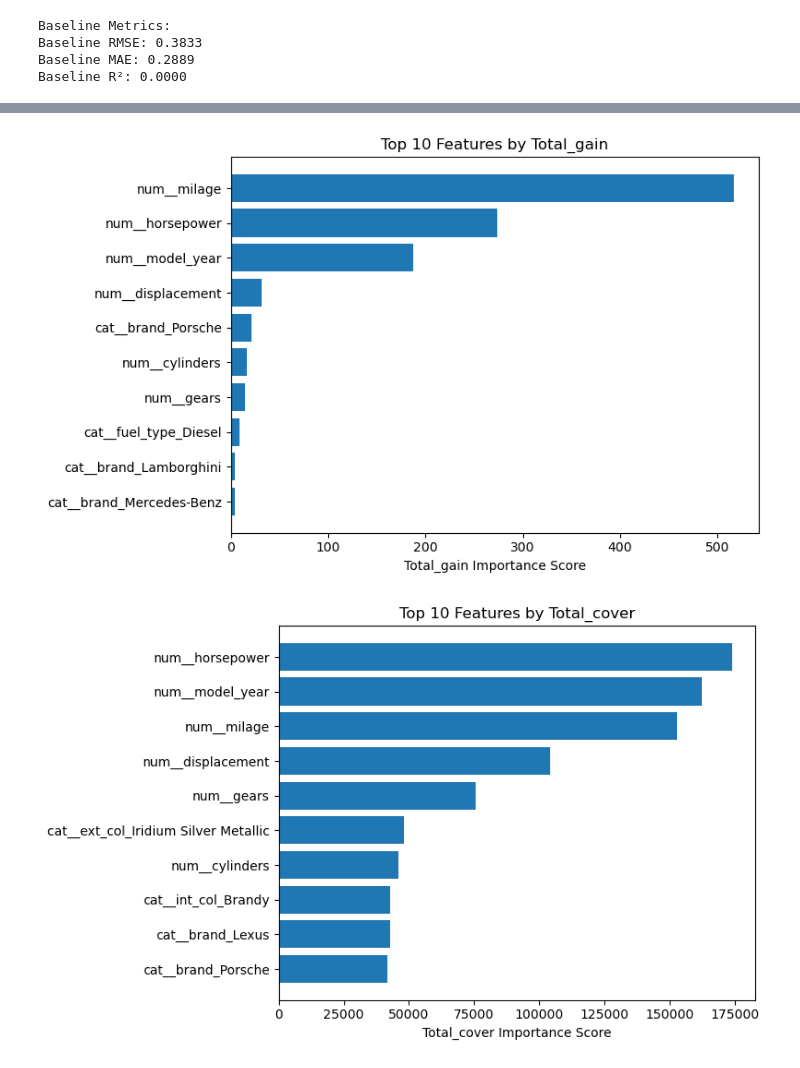
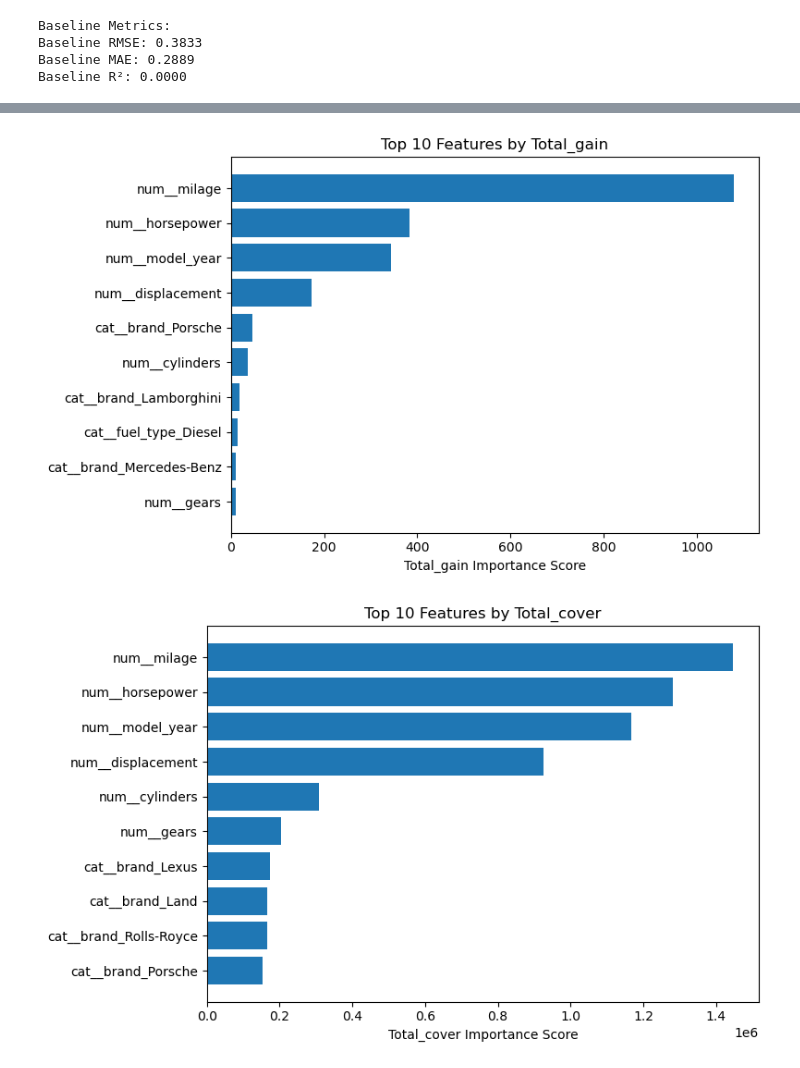
Before and after one commit to lshiyu4210/used_car_price_prediction, a Jupyter notebook: src/ML_pipeline.ipynb, the cells around one changed output, grey strips where cells are left out. Saved outputs shown, nothing was run; the diff lists cells and outputs as text; code cells hidden in the pictures.

```diff
--- a/src/ML_pipeline.ipynb
+++ b/src/ML_pipeline.ipynb
@@ -81,0 +15,4 @@ def MLpipeline(X_other, y_other, X_test, y_test, ML_algo, param_grid, scoring):
+# %%
+# Data types of features
+for column in X.columns:
+    print(f"Column: {column}, Data Type: {new_used_car[column].dtype}")
@@ -223,0 +778,15 @@ with open("../results/xgb_imputed_best_models_results.txt", "w") as f:
+# %%
+# Save the best overall models to a file
+output_file = "../results/best_overall_models.txt"
+with open(output_file, "w") as f:
+    f.write("Best Overall Models:\n\n")
+    for metric, info in best_overall_models.items():
+        f.write(f"Metric: {metric}\n")
+        f.write(f"  Best Score: {info['score']:.4f}\n")
+        f.write(f"  Random State: {info['random_state']}\n")
+        f.write(f"  Best Parameters:\n")
+        for param, value in info['model'].named_steps['xgb'].get_params().items():
+            f.write(f"    {param}: {value}\n")
+        f.write("\n")
+
+print(f"Best overall models saved to {output_file}")
@@ -224,12 +799,20 @@ with open("../results/xgb_imputed_best_models_results.txt", "w") as f:
 # %%
 from sklearn.inspection import permutation_importance
+from sklearn.model_selection import train_test_split
 
 # Retrieve the best model (same for all three metrics)
-best_model = best_models_overall['R2']['model']
+best_model = best_overall_models['neg_mean_absolute_error']['model']
+xgb_model = best_model.named_steps['xgb']
 
+# Split the data with random_state=84
+X_train, X_test, y_train, y_test = train_test_split(X, y, test_size=0.2, random_state=84)
+
+# Apply preprocessing pipeline to X_test
+# preprocessor.fit(X_train)
+# X_test_prep = preprocessor.transform(X_test)
 # Compute permutation importance
 result = permutation_importance(
-    best_model, X_test_imputed_xgb, y_test, n_repeats=5, random_state=42
+    best_model, X_test, y_test, n_repeats=5, random_state=84
 )
 
 # Extract and plot top 10 feature importances
@@ -254,13 +837,23 @@ plt.show()
 # %%
+# Extract feature names from the preprocessor
+preprocessed_feature_names = preprocessor.get_feature_names_out()
+
+# Map XGBoost feature names (f0, f1, ...) to actual feature names
+feature_mapping = {f"f{i}": name for i, name in enumerate(preprocessed_feature_names)}
+
 # Metrics to compute feature importance
-booster = best_model.get_booster()
+booster = xgb_model.get_booster()
 importance_types = ['weight', 'gain', 'cover', 'total_gain', 'total_cover']
 
 for importance_type in importance_types:
+    # Get raw feature importance from the booster
     importance = booster.get_score(importance_type=importance_type)
 
+    # Map raw feature names to actual feature names
+    mapped_importance = {feature_mapping[k]: v for k, v in importance.items()}
+
     # Convert to a sorted list of (feature, importance)
-    sorted_importance = sorted(importance.items(), key=lambda x: x[1], reverse=True)
+    sorted_importance = sorted(mapped_importance.items(), key=lambda x: x[1], reverse=True)
 
     # Take the top 10 features
     top_features = sorted_importance[:10]
@@ -282,5 +875,5 @@ for importance_type in importance_types:
-[figure, old version]
+[figure, new version]
-[figure, old version]
+[figure, new version]
 # %%
 import os
 import shap
```
Also changed, not shown: parts of 29 cells of this notebook, 23 other files.
